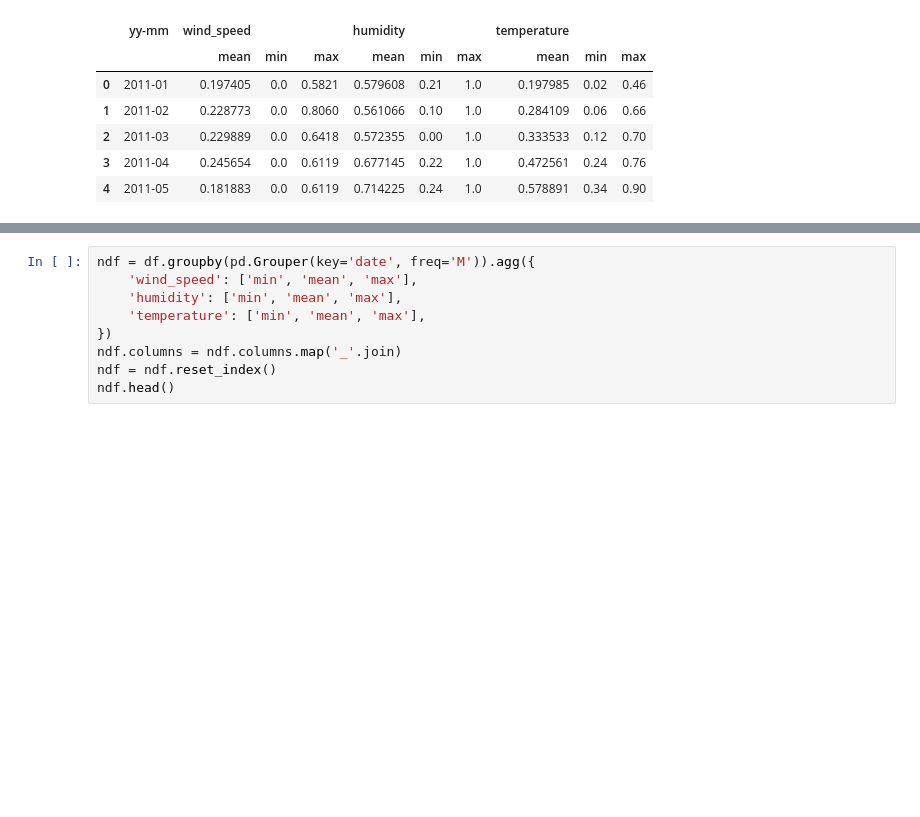
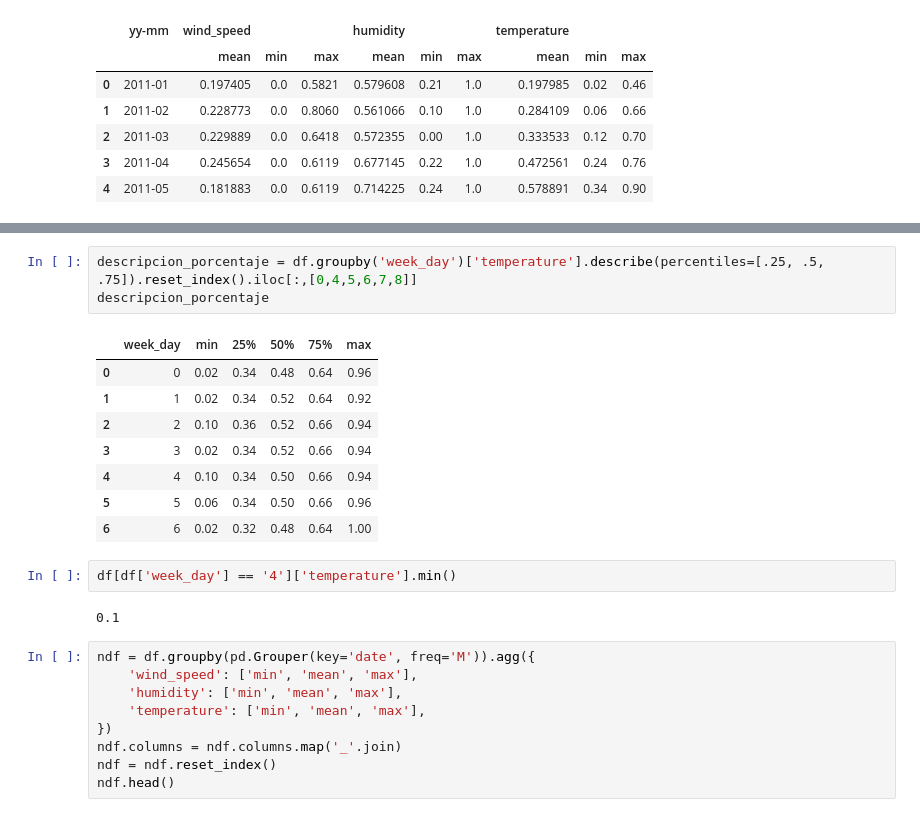
Before and after one commit to oecorrechag/Project-Italian, a Jupyter notebook: notebooks/2.0.0_descriptive.ipynb, the cells around one changed output, grey strips where cells are left out. Drawn from its saved outputs; the diff is of its cells as text; blank space fills up the shorter version.

```diff
--- a/notebooks/2.0.0_descriptive.ipynb
+++ b/notebooks/2.0.0_descriptive.ipynb
@@ -106,3 +172,19 @@ df_time.head()
+# %%
+descripcion_porcentaje = df.groupby('week_day')['temperature'].describe(percentiles=[.25, .5, .75]).reset_index().iloc[:,[0,4,5,6,7,8]]
+descripcion_porcentaje
+# %% [output]
+|  | week_day | min | 25% | 50% | 75% | max |
+| 0 | 0 | 0.02 | 0.34 | 0.48 | 0.64 | 0.96 |
+| 1 | 1 | 0.02 | 0.34 | 0.52 | 0.64 | 0.92 |
+| 2 | 2 | 0.10 | 0.36 | 0.52 | 0.66 | 0.94 |
+| 3 | 3 | 0.02 | 0.34 | 0.52 | 0.66 | 0.94 |
+| 4 | 4 | 0.10 | 0.34 | 0.50 | 0.66 | 0.94 |
+| 5 | 5 | 0.06 | 0.34 | 0.50 | 0.66 | 0.96 |
+| 6 | 6 | 0.02 | 0.32 | 0.48 | 0.64 | 1.00 |
+# %%
+df[df['week_day'] == '4']['temperature'].min()
+# %% [output]
+0.1
 # %%
 ndf = df.groupby(pd.Grouper(key='date', freq='M')).agg({
     'wind_speed': ['min', 'mean', 'max'],
```
Also changed, not shown: parts of 6 cells of this notebook.
